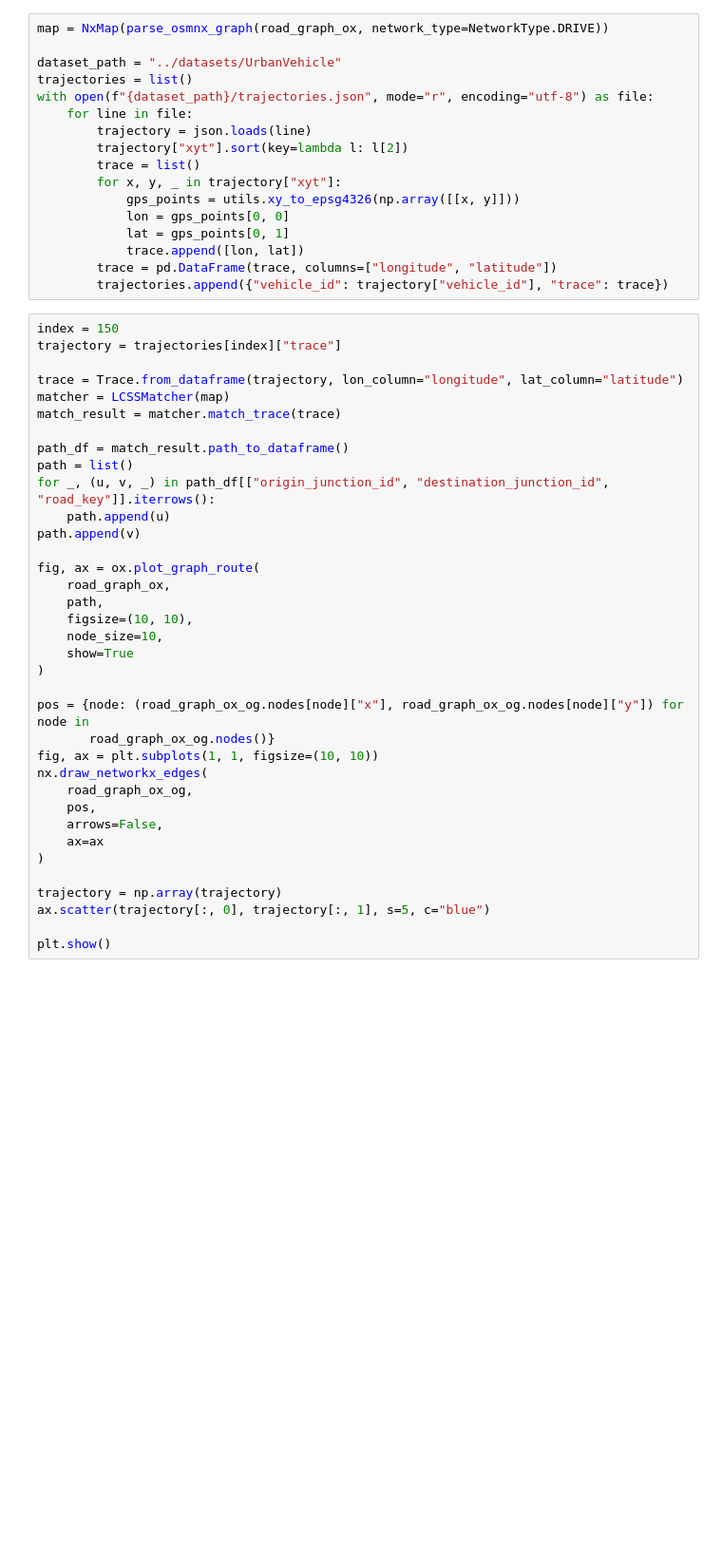
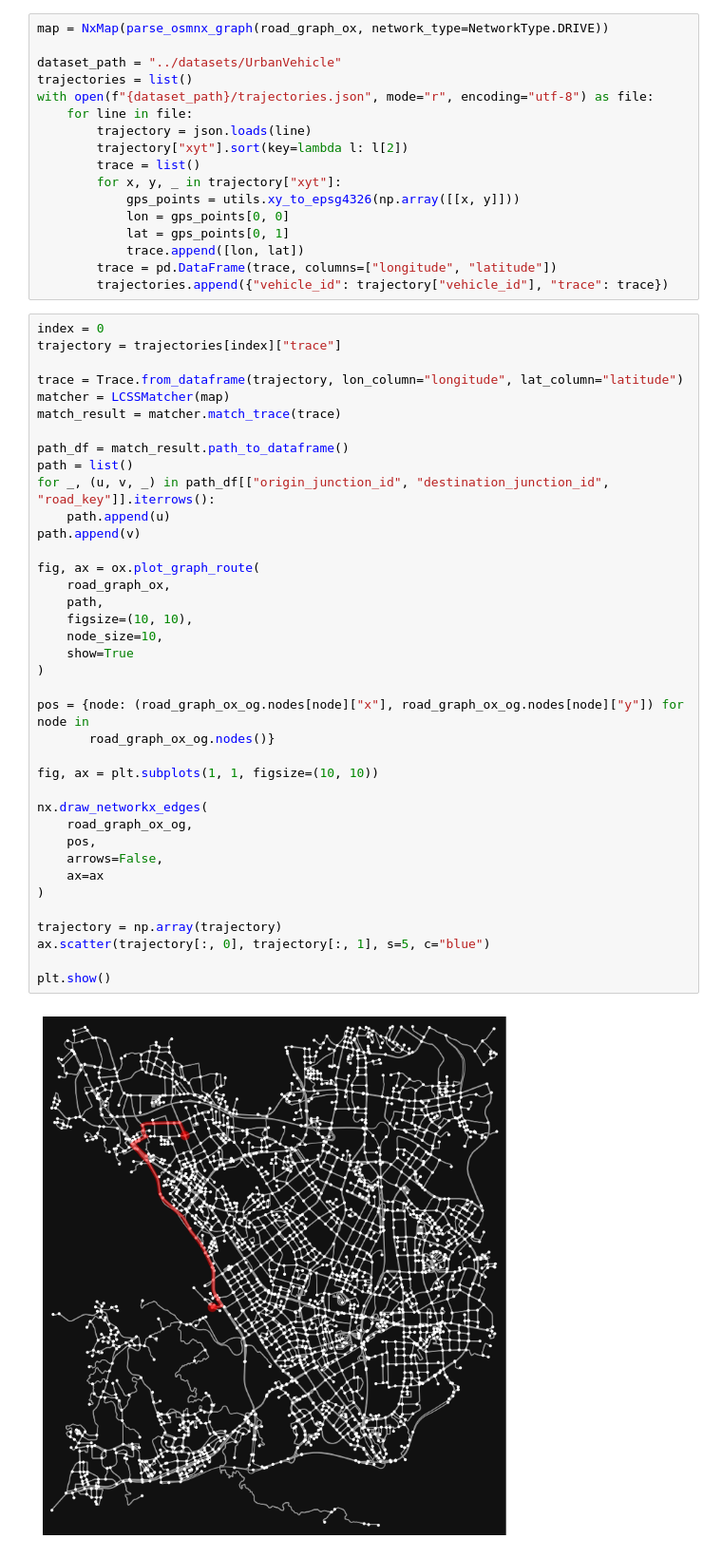
Before and after one commit to manuelck99/bachelors-thesis, a Jupyter notebook: preprocessing/map_matching.ipynb, the cells around one changed output. Shown at 95% size. Cells and saved outputs as stored; diff of their text form; blank space fills up the shorter version.

```diff
--- a/preprocessing/map_matching.ipynb
+++ b/preprocessing/map_matching.ipynb
@@ -76,7 +78,7 @@ with open(f"{dataset_path}/trajectories.json", mode="r", encoding="utf-8") as fi
         trace = pd.DataFrame(trace, columns=["longitude", "latitude"])
         trajectories.append({"vehicle_id": trajectory["vehicle_id"], "trace": trace})
 # %%
-index = 150
+index = 0
 trajectory = trajectories[index]["trace"]
 
 trace = Trace.from_dataframe(trajectory, lon_column="longitude", lat_column="latitude")
@@ -84,30 +86,34 @@ matcher = LCSSMatcher(map)
 match_result = matcher.match_trace(trace)
 
 path_df = match_result.path_to_dataframe()
 path = list()
 for _, (u, v, _) in path_df[["origin_junction_id", "destination_junction_id", "road_key"]].iterrows():
     path.append(u)
 path.append(v)
 
 fig, ax = ox.plot_graph_route(
     road_graph_ox,
     path,
     figsize=(10, 10),
     node_size=10,
     show=True
 )
 
 pos = {node: (road_graph_ox_og.nodes[node]["x"], road_graph_ox_og.nodes[node]["y"]) for node in
        road_graph_ox_og.nodes()}
+
 fig, ax = plt.subplots(1, 1, figsize=(10, 10))
+
 nx.draw_networkx_edges(
     road_graph_ox_og,
     pos,
     arrows=False,
     ax=ax
 )
 
 trajectory = np.array(trajectory)
 ax.scatter(trajectory[:, 0], trajectory[:, 1], s=5, c="blue")
 
 plt.show()
+# %% [output]
+[figure, added]
```
Also changed, not shown: parts of 2 cells of this notebook, 4 other files.
